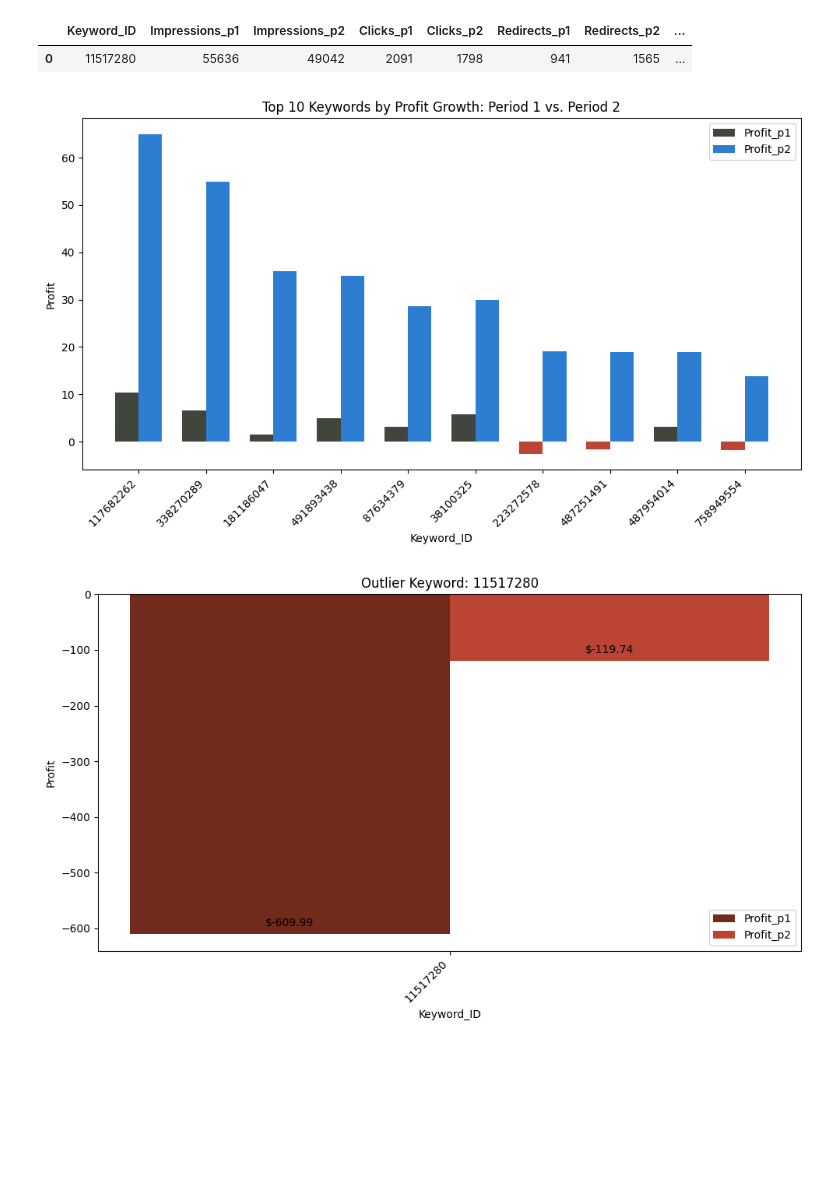
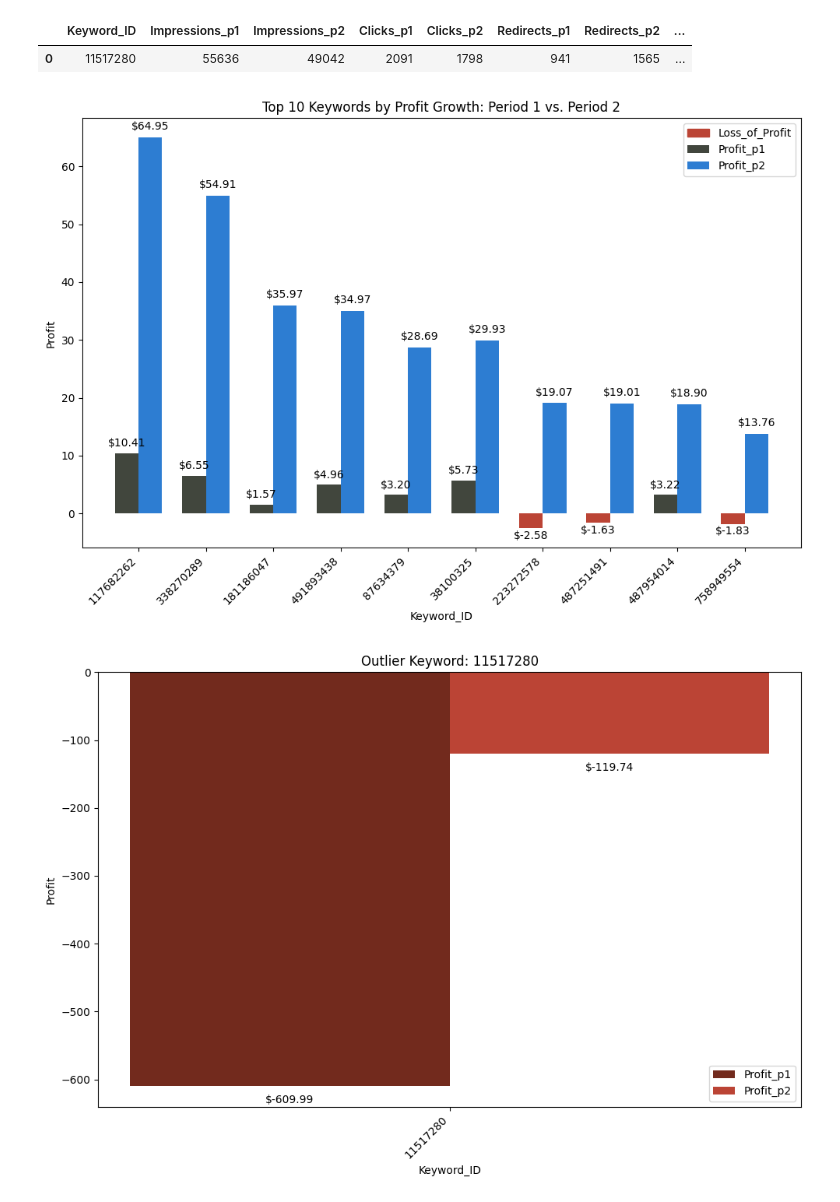
Before and after one commit to JohnDuongOC/keyword-project, a Jupyter notebook: analysis.ipynb, the cells around one changed output. Drawn from its saved outputs; the diff is of its cells as text; code cells hidden in the pictures; blank space fills up the shorter version.

```diff
--- a/analysis.ipynb
+++ b/analysis.ipynb
@@ -344,7 +367,7 @@ index = np.arange(len(p2_top_profitable_keywords['Keyword_ID']))
 # Define colors based on whether each individual profit value is positive or negative
 colors_p1 = ['#2D7DD2' if val > 0 else 'red' for val in p2_top_profitable_keywords['Profit']]
 
-fig, ax = plt.subplots(figsize=(10, 6))
+fig, ax = plt.subplots(figsize=(10, 7))
 bar1 = ax.bar(index, p2_top_profitable_keywords['Profit'], bar_width, label='Profit', color=colors_p1)
 
 ax.set_xlabel('Keyword_ID')
@@ -354,6 +377,16 @@ ax.set_xticks(index + bar_width / 2)
 ax.set_xticklabels(p2_top_profitable_keywords['Keyword_ID'], rotation=45, ha="right")
 ax.legend()
 
+for bar in bar1:
+    height = bar.get_height()
+    ax.annotate(
+        f'${height:.2f}',
+        xy=(bar.get_x() + bar.get_width() / 2, height),
+        xytext=(0, 3),
+        textcoords="offset points",
+        ha='center', va='bottom', fontsize=10, color='black'
+    )
+
 plt.tight_layout()
 plt.show()
 # %% [output]
@@ -542,6 +575,7 @@ test1 = merged_df[[
     'Impressions_p1', 'Impressions_p2',
     'Clicks_p1', 'Clicks_p2',
     'Profit_p1', 'Profit_p2',
+    'Redirects_p1','Redirects_p2',
     'RR_p1', 'RR_p2',
     'CTR_p1', 'CTR_p2',
     'RPR_p1', 'RPR_p2',
@@ -562,6 +596,7 @@ poor_keywords = rr_diff[[
     'Clicks_p1', 'Clicks_p2',
     'Profit_p1', 'Profit_p2',
     'Profit_Difference',
+    'Redirects_p1','Redirects_p2',
     'RR_p1', 'RR_p2',
     'RR_Difference',
     'CTR_p1', 'CTR_p2',
@@ -595,27 +683,57 @@ display(top_1_keyword)
 # %%
 # Plotting the top 10 profitable keywords comparing period 1 and period 2
 bar_width = 0.35
 index = np.arange(len(top_10_keywords['Keyword_ID']))
 
 # Define colors based on whether each individual profit value is positive or negative
 colors_p1 = ['#41463D' if val > 0 else '#BB4435' for val in top_10_keywords['Profit_p1']]
 colors_p2 = ['#2D7DD2' if val > 0 else '#BB4435' for val in top_10_keywords['Profit_p2']]
 
-fig, ax = plt.subplots(figsize=(10, 6))
+fig, ax = plt.subplots(figsize=(10, 7))
 bar1 = ax.bar(index, top_10_keywords['Profit_p1'], bar_width, label='Profit_p1', color=colors_p1)
 bar2 = ax.bar(index + bar_width, top_10_keywords['Profit_p2'], bar_width, label='Profit_p2', color=colors_p2)
 
 ax.set_xlabel('Keyword_ID')
 ax.set_ylabel('Profit')
 ax.set_title('Top 10 Keywords by Profit Growth: Period 1 vs. Period 2')
 ax.set_xticks(index + bar_width / 2)
 ax.set_xticklabels(top_10_keywords['Keyword_ID'], rotation=45, ha="right")
 ax.legend()
 
+
+for i, bar in enumerate(bar1):
+    height = bar.get_height()
+    # Set different offset for bars 2, 3, and 4
+    if i in [6, 7, 9]:  # Targeting bars 2, 3, and 4 (0-indexed)
+        xytext_offset = (0, -12)
+    else:
+        xytext_offset = (0, 4)
+
+    ax.annotate(
+        f'${height:.2f}',
+        xy=(bar.get_x() + bar.get_width() / 2, height),
+        xytext=xytext_offset,
+        textcoords="offset points",
+        ha='center', va='bottom', fontsize=10, color='black'
+    )
+
+for bar in bar2:
+    height = bar.get_height()
+    ax.annotate(
+        f'${height:.2f}',
+        xy=(bar.get_x() + bar.get_width() / 2, height),
+        xytext=(0, 5),
+        textcoords="offset points",
+        ha='center', va='bottom', fontsize=10, color='black'
+    )
+
+profit_loss_patch = mpatches.Patch(color='#BB4435', label='Loss_of_Profit')
+ax.legend(handles=[profit_loss_patch, bar1, bar2], loc='best')
+
 plt.tight_layout()
 plt.show()
 # %% [output]
-[figure, old version]
+[figure, new version]
 # %%
 
 bar_width = 0.35
@@ -624,7 +742,7 @@ index = np.arange(len(top_1_keyword['Keyword_ID']))
 colors_p1 = ['#41463D' if val > 0 else '#722A1D' for val in top_1_keyword['Profit_p1']]
 colors_p2 = ['#2D7DD2' if val > 0 else '#BB4435' for val in top_1_keyword['Profit_p2']]
 
-fig, ax = plt.subplots(figsize=(10, 6))
+fig, ax = plt.subplots(figsize=(10, 7))
 bar1 = ax.bar(index, top_1_keyword['Profit_p1'], bar_width, label='Profit_p1', color=colors_p1)
 bar2 = ax.bar(index + bar_width, top_1_keyword['Profit_p2'], bar_width, label='Profit_p2', color=colors_p2)
 
@@ -640,7 +758,7 @@ for bar in bar1:
     ax.annotate(
         f'${height:.2f}',
         xy=(bar.get_x() + bar.get_width() / 2, height),
-        xytext=(0, 5),
+        xytext=(0, -18),
         textcoords="offset points",
         ha='center', va='bottom', fontsize=10, color='black'
     )
@@ -650,7 +768,7 @@ for bar in bar2:
     ax.annotate(
         f'${height:.2f}',
         xy=(bar.get_x() + bar.get_width() / 2, height),
-        xytext=(0, 5),
+        xytext=(0, -18),
         textcoords="offset points",
         ha='center', va='bottom', fontsize=10, color='black'
     )
@@ -658,4 +776,4 @@ for bar in bar2:
 plt.tight_layout()
 plt.show()
 # %% [output]
-[figure, old version]
+[figure, new version]
```
Also changed, not shown: parts of 5 cells of this notebook, 10 other files.
